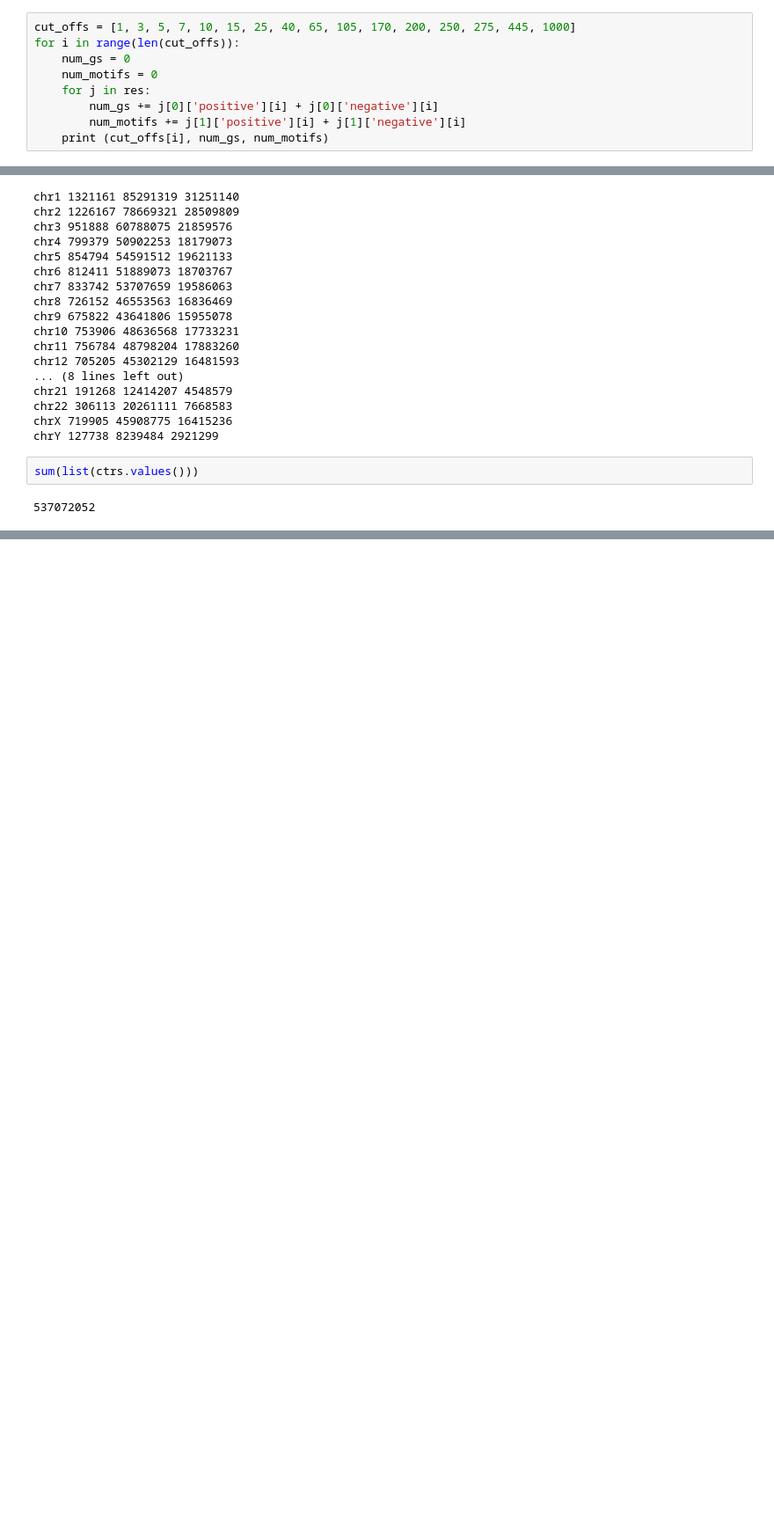
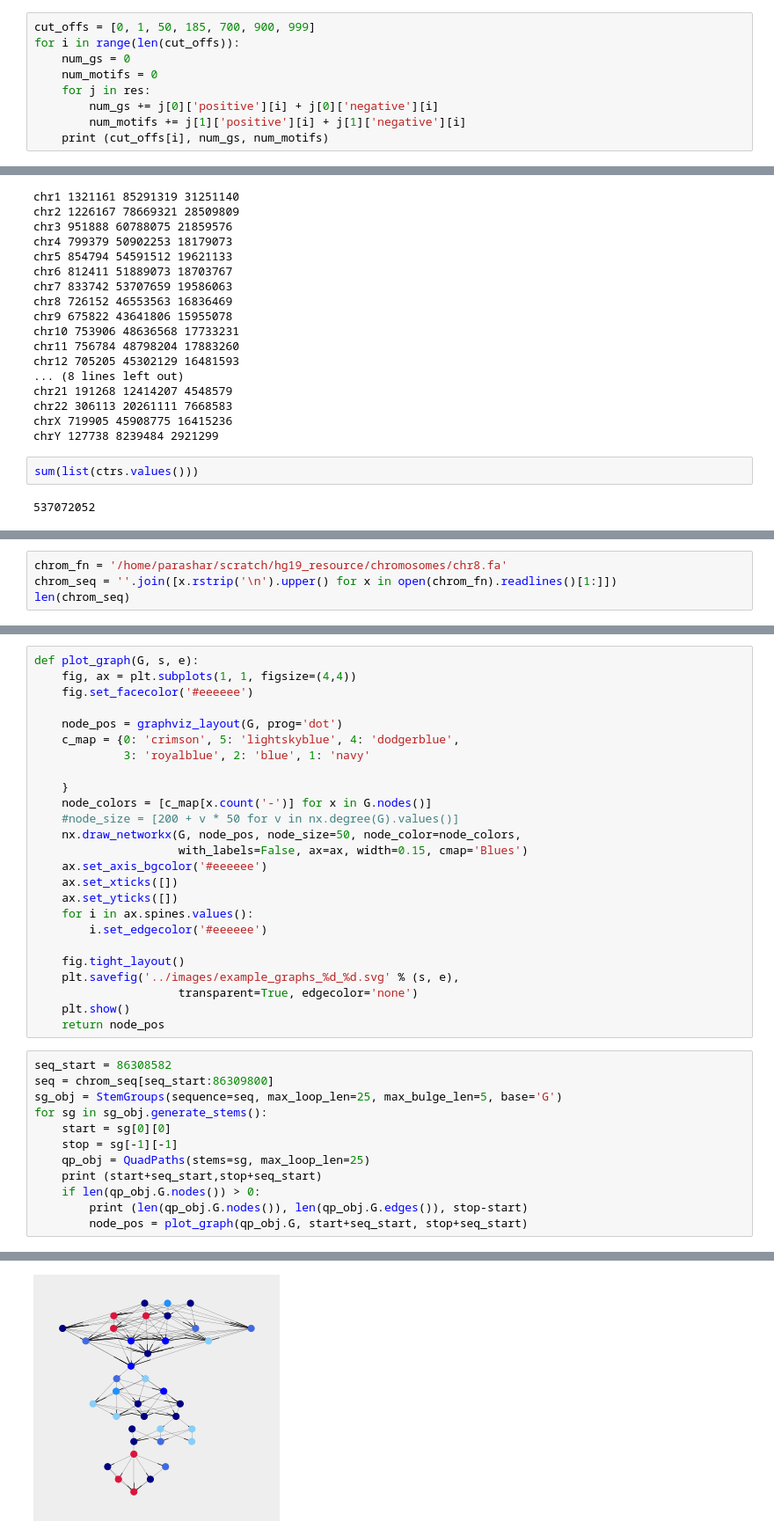
Before and after one commit to Rohit-Satyam/qg, a Jupyter notebook: SNIPR_scores_stats.ipynb, the cells around one changed output, grey strips where cells are left out. Shown at 88% size. Saved outputs shown, nothing was run; the diff lists cells and outputs as text; blank space fills up the shorter version.

```diff
--- a/SNIPR_scores_stats.ipynb
+++ b/SNIPR_scores_stats.ipynb
@@ -60,7 +63,7 @@ len(res)
 # %% [output]
 24
 # %%
-cut_offs = [1, 3, 5, 7, 10, 15, 25, 40, 65, 105, 170, 200, 250, 275, 445, 1000]
+cut_offs = [0, 1, 50, 185, 700, 900, 999]
 for i in range(len(cut_offs)):
     num_gs = 0
     num_motifs = 0
@@ -177,0 +135,4 @@ plt.show()
+# %%
+chrom_fn = '/home/parashar/scratch/hg19_resource/chromosomes/chr8.fa'
+chrom_seq = ''.join([x.rstrip('\n').upper() for x in open(chrom_fn).readlines()[1:]])
+len(chrom_seq)
@@ -177,0 +141,38 @@ plt.show()
+# %%
+def plot_graph(G, s, e):
+    fig, ax = plt.subplots(1, 1, figsize=(4,4))
+    fig.set_facecolor('#eeeeee')
+
+    node_pos = graphviz_layout(G, prog='dot')
+    c_map = {0: 'crimson', 5: 'lightskyblue', 4: 'dodgerblue',
+             3: 'royalblue', 2: 'blue', 1: 'navy'
+
+    }
+    node_colors = [c_map[x.count('-')] for x in G.nodes()]
+    #node_size = [200 + v * 50 for v in nx.degree(G).values()]
+    nx.draw_networkx(G, node_pos, node_size=50, node_color=node_colors,
+                     with_labels=False, ax=ax, width=0.15, cmap='Blues')
+    ax.set_axis_bgcolor('#eeeeee')
+    ax.set_xticks([])
+    ax.set_yticks([])
+    for i in ax.spines.values():
+        i.set_edgecolor('#eeeeee')
+
+    fig.tight_layout()
+    plt.savefig('../images/example_graphs_%d_%d.svg' % (s, e),
+                     transparent=True, edgecolor='none')
+    plt.show()
+    return node_pos
+# %%
+seq_start = 86308582
+seq = chrom_seq[seq_start:86309800]
+sg_obj = StemGroups(sequence=seq, max_loop_len=25, max_bulge_len=5, base='G')
+for sg in sg_obj.generate_stems():
+    start = sg[0][0]
+    stop = sg[-1][-1]
+    qp_obj = QuadPaths(stems=sg, max_loop_len=25)
+    print (start+seq_start,stop+seq_start)
+    if len(qp_obj.G.nodes()) > 0:
+        print (len(qp_obj.G.nodes()), len(qp_obj.G.edges()), stop-start)
+        node_pos = plot_graph(qp_obj.G, start+seq_start, stop+seq_start)
+# %% [output]
@@ -177,0 +182 @@ plt.show()
+[figure, added]
```
Also changed, not shown: parts of 19 cells of this notebook, 35 other files.
